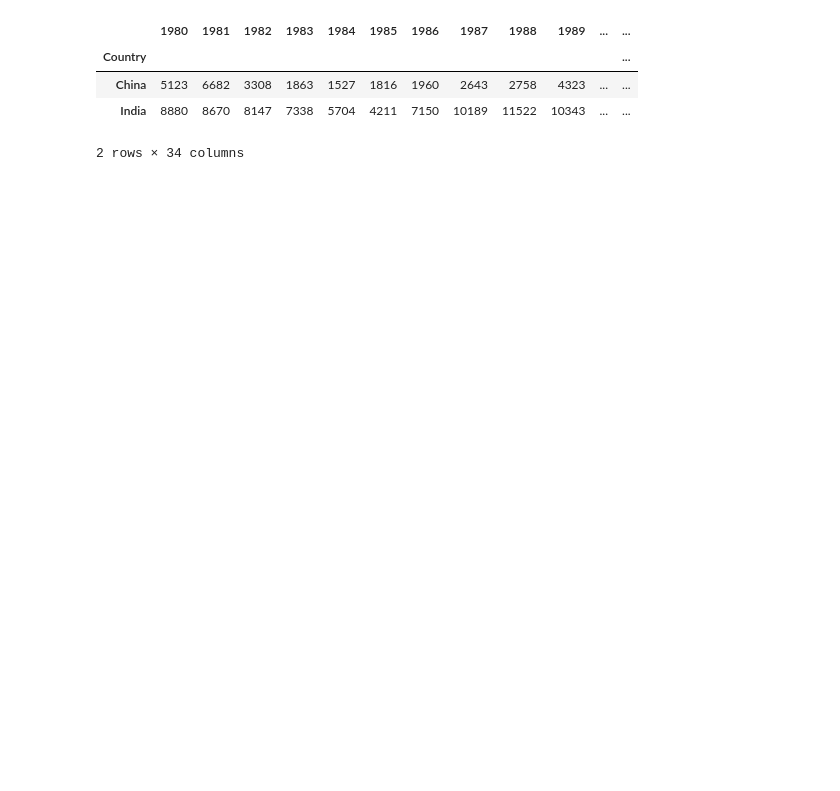
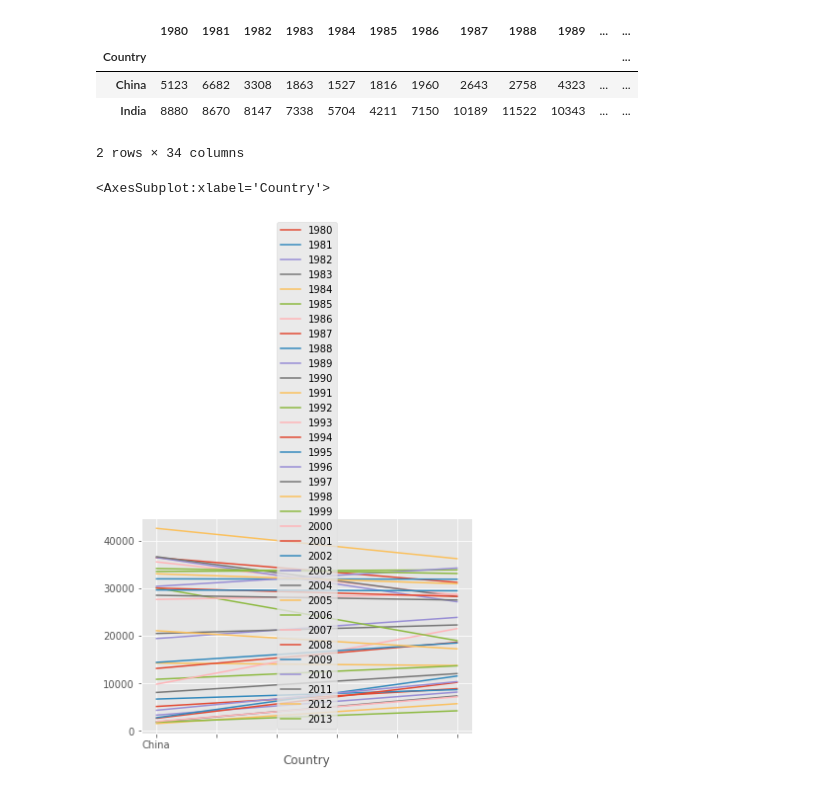
Before and after one commit to nisaris/Hacktive-Training, a Jupyter notebook: Sesi_7.ipynb, the cells around one changed output. Cells and saved outputs as stored; diff of their text form; code cells hidden in the pictures; blank space fills up the shorter version.

```diff
--- a/Sesi_7.ipynb
+++ b/Sesi_7.ipynb
@@ -220,3 +209,8 @@ China_India
 | China | 5123 | 6682 | 3308 | 1863 | 1527 | 1816 | 1960 | 2643 | 2758 | 4323 | ... | ... |
 | India | 8880 | 8670 | 8147 | 7338 | 5704 | 4211 | 7150 | 10189 | 11522 | 10343 | ... | ... |
 2 rows × 34 columns
+# %%
+China_India.plot(kind='line')
+# %% [output]
+<AxesSubplot:xlabel='Country'>
+[figure, added]
```
Also changed, not shown: parts of 61 cells of this notebook, 14 other files.
